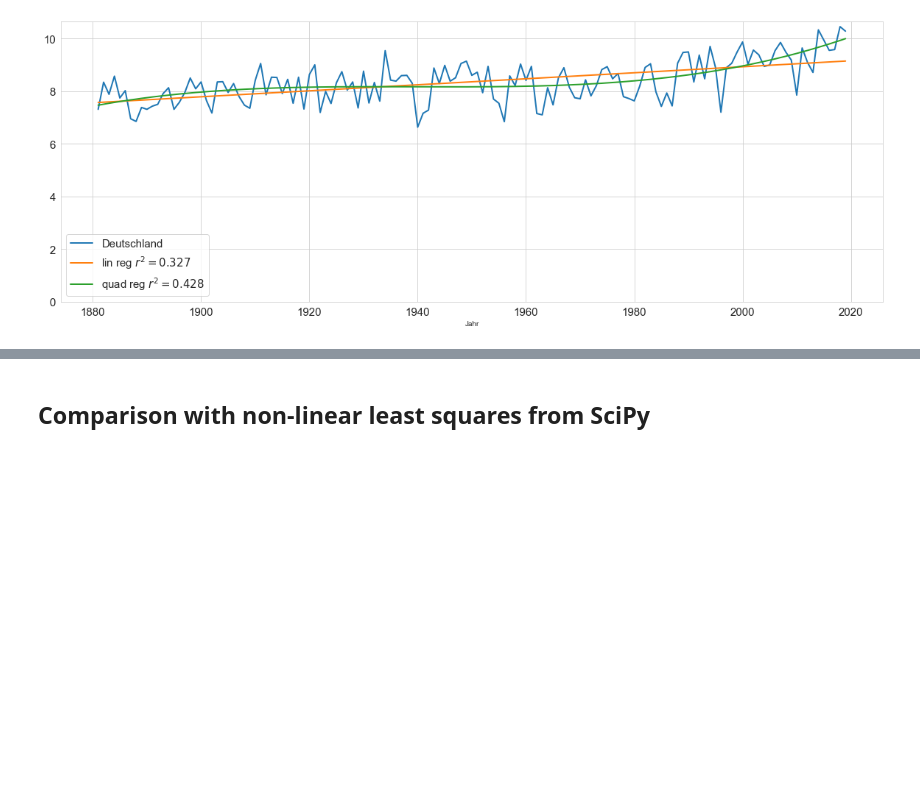
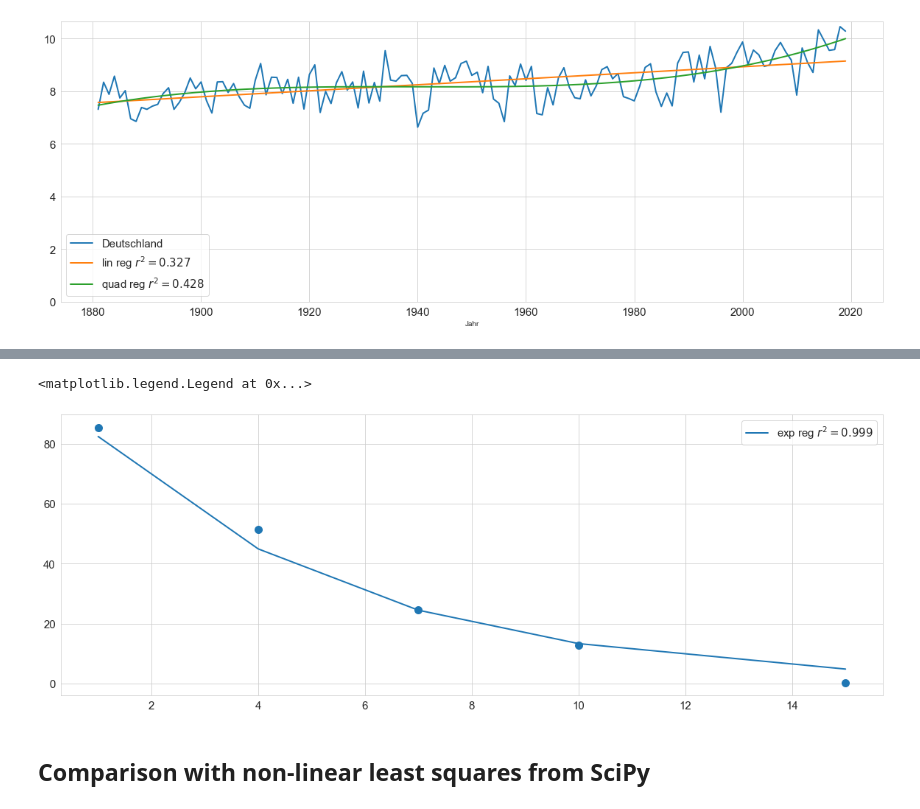
Before and after one commit to zolabar/trendPy, a Jupyter notebook: example.ipynb, the cells around one changed output, grey strips where cells are left out. Cells and saved outputs as stored; diff of their text form; code cells hidden in the pictures; blank space fills up the shorter version.

```diff
--- a/example.ipynb
+++ b/example.ipynb
@@ -172,3 +202,10 @@ plt.legend()
+# %%
+plt.scatter(expData.index.values, expData['1'].values)
+plt.plot(expData.index.values, expReg.pred(expData.index.values), label=f'exp reg $r^2={expReg.r2}$')
+plt.legend()
+# %% [output]
+<matplotlib.legend.Legend at 0x...>
+[figure, added]
 # %% [markdown]
 ## Comparison with non-linear least squares from SciPy
 # %%
```
Also changed, not shown: parts of 7 cells of this notebook, 4 other files.
